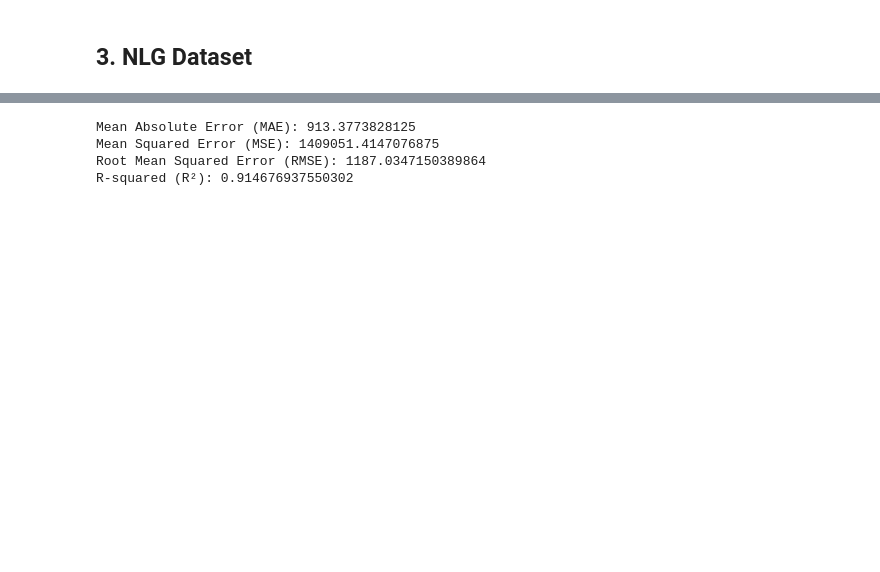
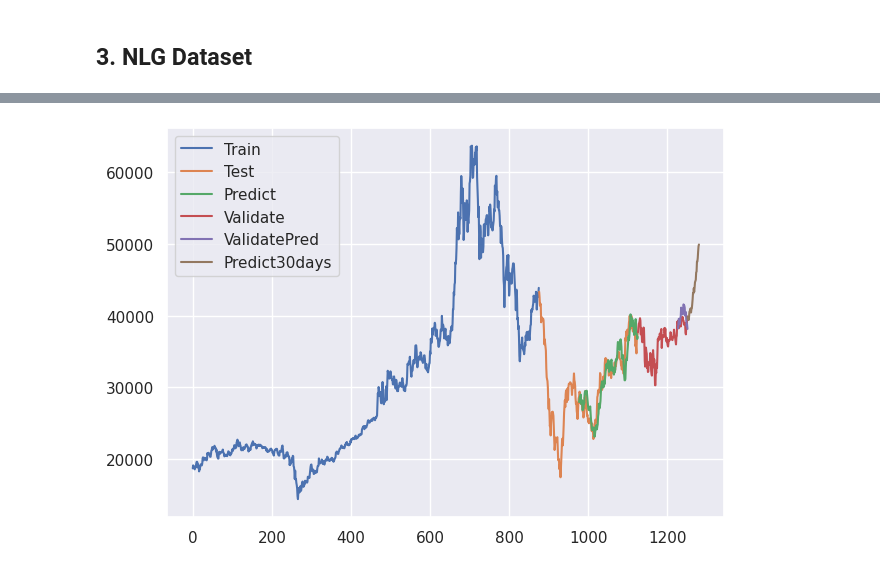
Before and after one commit to chanhlm/IS403_O22_HTCL_5, a Jupyter notebook: Models/MLP.ipynb, the cells around one changed output, grey strips where cells are left out. Cells and saved outputs as stored; diff of their text form; code cells hidden in the pictures; blank space fills up the shorter version.

```diff
--- a/Models/MLP.ipynb
+++ b/Models/MLP.ipynb
@@ -877,0 +393,11 @@ rmse
+# %%
+# 7. Define MLP Model
+
+model=Sequential()
+model.add(Dense(50, input_dim=100, activation='relu'))
+model.add(Dense(50, activation='relu'))
+model.add(Dense(1))
+model.compile(loss='mean_squared_error',optimizer='adam')
+# %%
+# 8. Fit mô hình với dữ liệu train
+model.fit(X_train,y_train,validation_data=(X_test,ytest),epochs=100,batch_size=64,verbose=1)
@@ -877,0 +423,5 @@ rmse
+# %%
+# 9. Dự báo dữ liệu test, val
+train_predict=model.predict(X_train)
+y_pred=model.predict(X_test)
+y_pred_val=model.predict(X_val)
@@ -877,0 +432,5 @@ rmse
+# %%
+# 10. Chuẩn hóa dữ liệu y_pred, y_pred_val
+train_predict=scaler.inverse_transform(train_predict)
+y_pred=scaler.inverse_transform(y_pred)
+y_pred_val=scaler.inverse_transform(y_pred_val)
@@ -926,23 +498,19 @@ See the caveats in the documentation: https://pandas.pydata.org/pandas-docs/stab
-# %%
-from sklearn import metrics
-
-# Calculate Mean Absolute Error (MAE)
-mae = metrics.mean_absolute_error(y_test, predictions)
-print(f"Mean Absolute Error (MAE): {mae}")
-
-# Calculate Mean Squared Error (MSE)
-mse = metrics.mean_squared_error(y_test, predictions)
-print(f"Mean Squared Error (MSE): {mse}")
-
-# Calculate Root Mean Squared Error (RMSE)
-rmse = np.sqrt(mse)
-print(f"Root Mean Squared Error (RMSE): {rmse}")
-
-# Calculate R-squared (R²)
-r2 = metrics.r2_score(y_test, predictions)
-print(f"R-squared (R²): {r2}")
-# %% [output]
-Mean Absolute Error (MAE): 913.3773828125
-Mean Squared Error (MSE): 1409051.4147076875
-Root Mean Squared Error (RMSE): 1187.0347150389864
-R-squared (R²): 0.914676937550302
+# %%
+# 13.Vẽ hình
+
+train_data_index = pd.RangeIndex(start=0, stop=train_size, step=1)
+plt.plot(scaler.inverse_transform(train_data))
+test_data_index = pd.RangeIndex(start=train_size, stop=train_size+test_size, step=1)
+plt.plot(test_data_index,scaler.inverse_transform(test_data))
+test_data_index = pd.RangeIndex(start=train_size+101, stop=train_size+test_size, step=1)
+plt.plot(test_data_index,(y_pred))
+val_data_index = pd.RangeIndex(start=train_size+test_size, stop=train_size+test_size+val_size, step=1)
+plt.plot(val_data_index,scaler.inverse_transform(val_data))
+val_data_index = pd.RangeIndex(start=train_size+test_size+101, stop=train_size+test_size+val_size, step=1)
+plt.plot(val_data_index,y_pred_val)
+prediect_data_index = pd.RangeIndex(start=len(df1)-1, stop=len(df1)+29, step=1)
+plt.plot(prediect_data_index,scaler.inverse_transform(lst_output))
+plt.legend(['Train','Test','Predict','Validate','ValidatePred','Predict30days'])
+plt.show()
+# %% [output]
+[figure, added]
```
Also changed, not shown: parts of 65 cells of this notebook, 3 other files.
